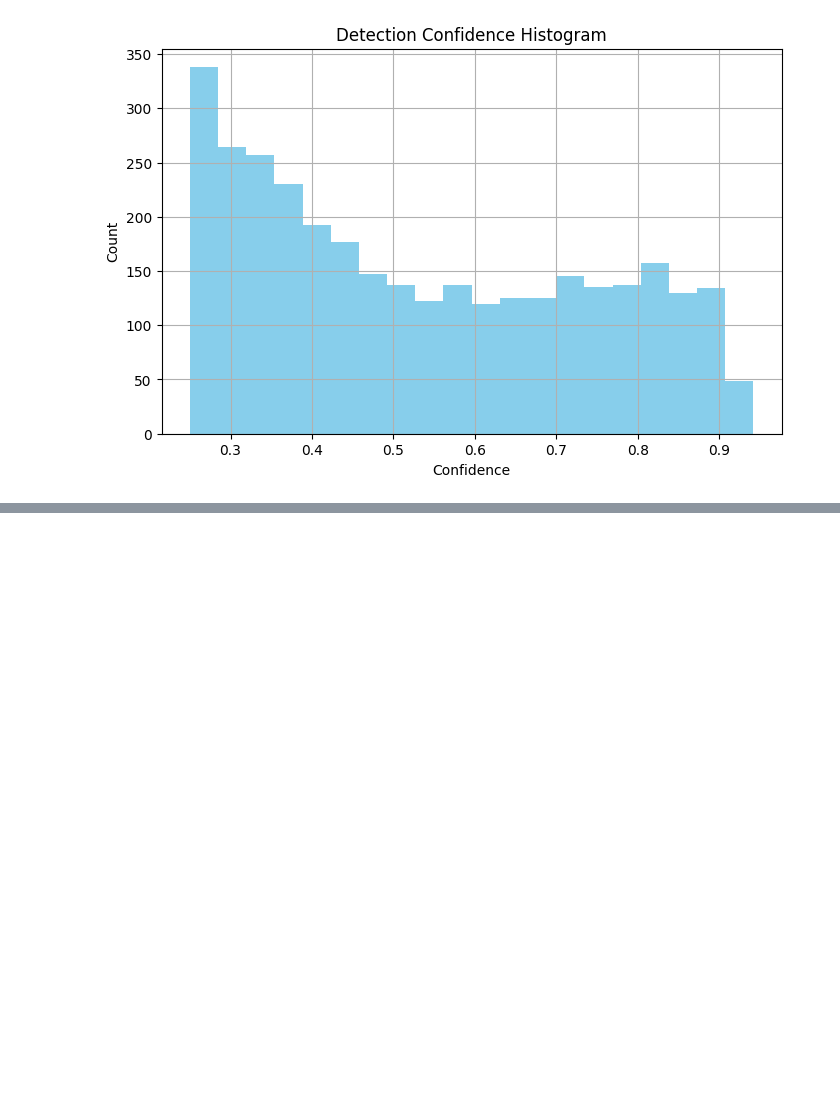
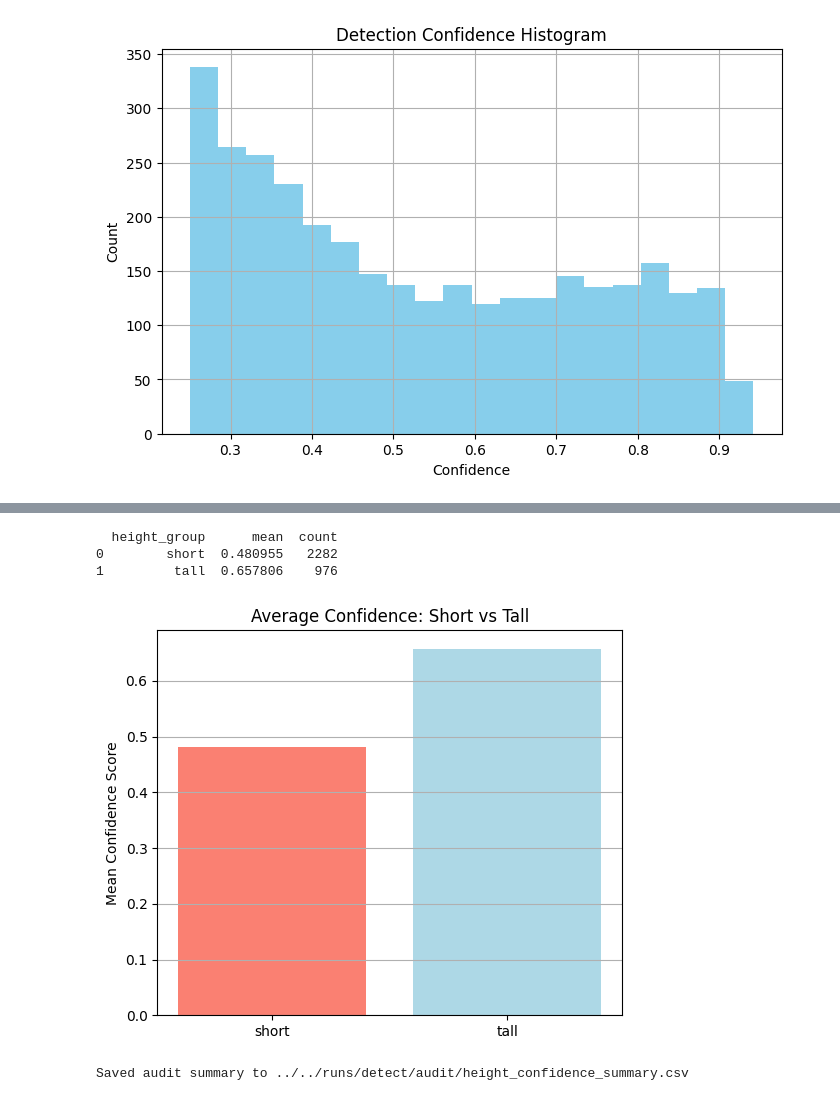
Before and after one commit to Nishanth-6/fair-pedestrian-detection, a Jupyter notebook: scripts/notebooks/fairness_analysis.ipynb, the cells around one changed output, grey strips where cells are left out. Drawn from its saved outputs; the diff is of its cells as text; code cells hidden in the pictures; blank space fills up the shorter version.

```diff
--- a/scripts/notebooks/fairness_analysis.ipynb
+++ b/scripts/notebooks/fairness_analysis.ipynb
@@ -21,0 +71,33 @@ plt.show()
+# %%
+# Define short vs tall groups
+def height_group(h):
+    return 'short' if h < 100 else 'tall'
+
+df['height_group'] = df['height'].apply(height_group)
+
+# Group statistics
+group_stats = df.groupby('height_group')['confidence'].agg(['mean', 'count']).reset_index()
+print(group_stats)
+
+# Optional: Bar plot for comparison
+plt.figure(figsize=(6, 5))
+plt.bar(group_stats['height_group'], group_stats['mean'], color=['salmon', 'lightblue'])
+plt.title("Average Confidence: Short vs Tall")
+plt.ylabel("Mean Confidence Score")
+plt.grid(axis='y')
+plt.show()
+# %% [output]
+  height_group      mean  count
+0        short  0.480955   2282
+1         tall  0.657806    976
+[figure, added]
+# %%
+# Save group-wise stats
+audit_dir = "../../runs/detect/audit/"
+os.makedirs(audit_dir, exist_ok=True)
+
+group_stats.to_csv(audit_dir + "height_confidence_summary.csv", index=False)
+
+print(f"Saved audit summary to {audit_dir}height_confidence_summary.csv")
+# %% [output]
+Saved audit summary to ../../runs/detect/audit/height_confidence_summary.csv
```
Also changed, not shown: parts of 3 cells of this notebook, 1 other file.
